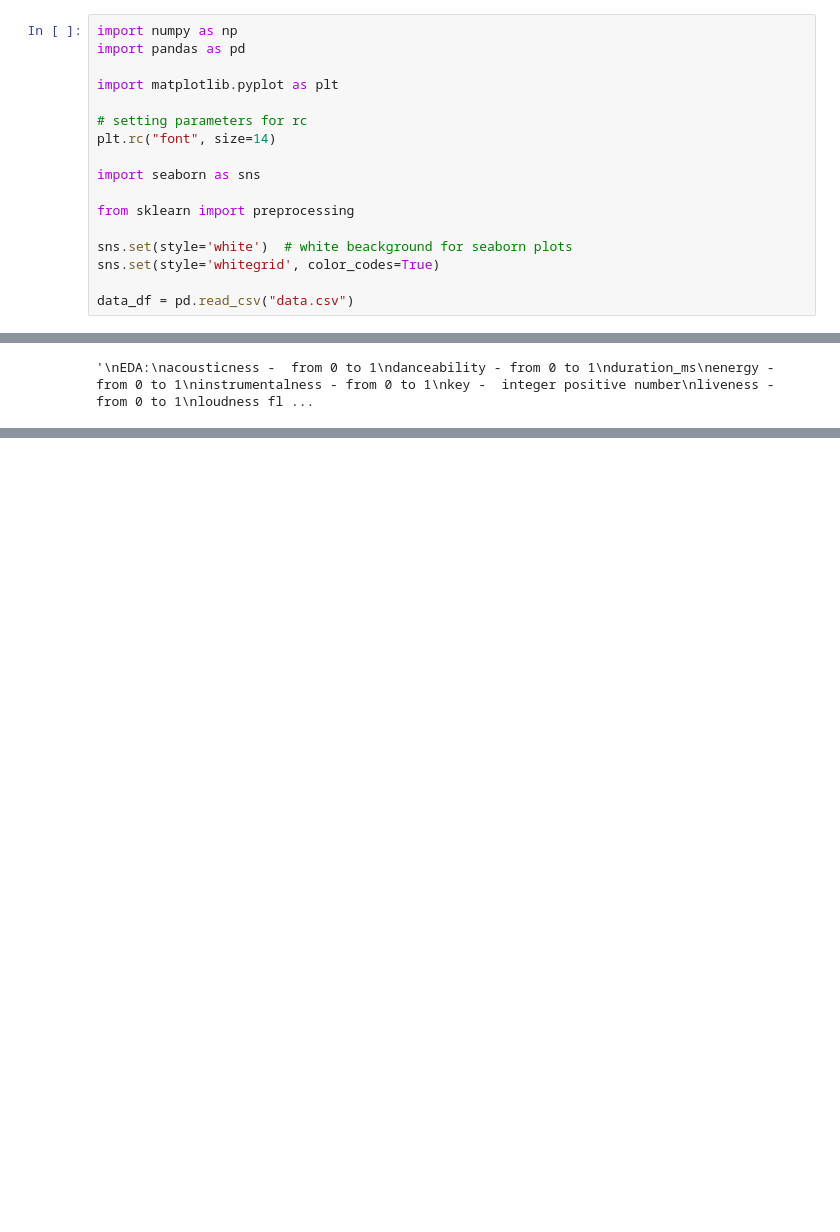
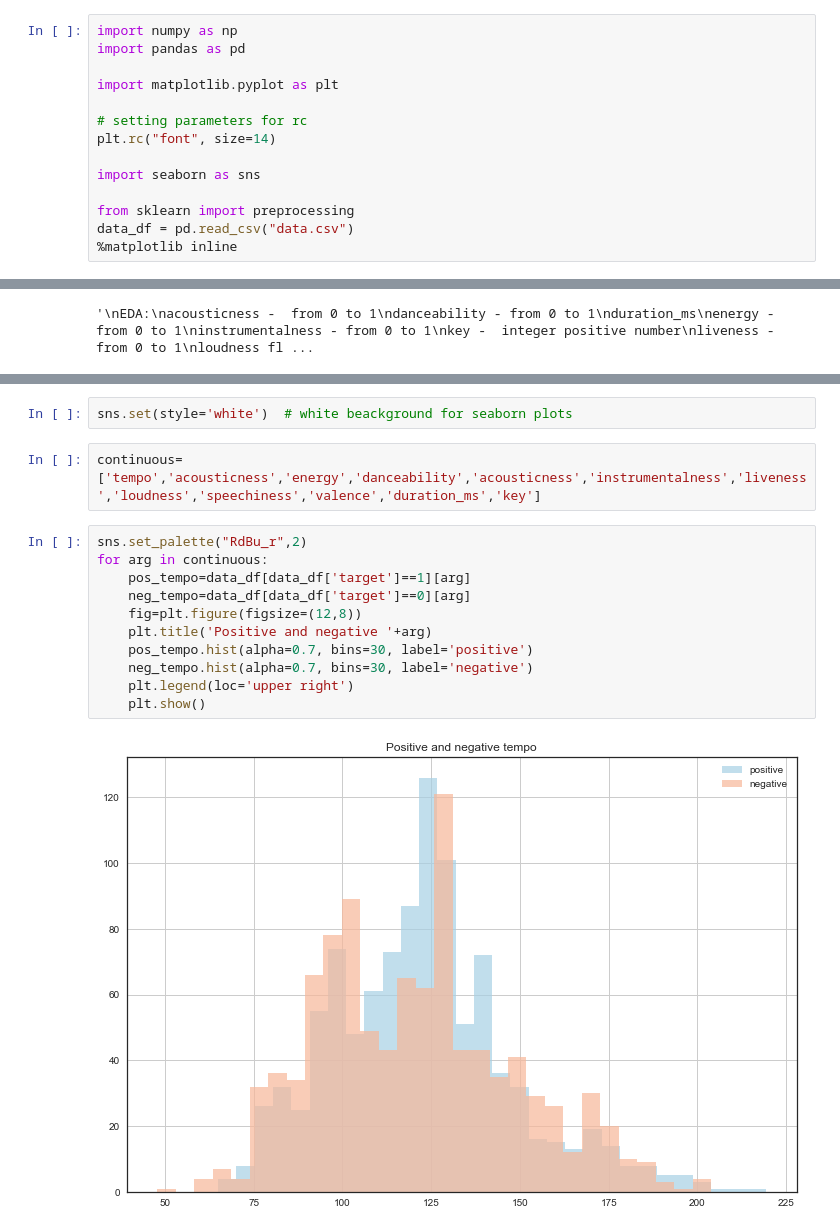
Before and after one commit to Michal-lis/Machine_Learning_Python, a Jupyter notebook: Spotify -song likeability/Untitled.ipynb, the cells around one changed output, grey strips where cells are left out. Cells and saved outputs as stored; diff of their text form; blank space fills up the shorter version.

```diff
--- a/Spotify -song likeability/Untitled.ipynb
+++ b/Spotify -song likeability/Untitled.ipynb
@@ -10,8 +10,5 @@ plt.rc("font", size=14)
 import seaborn as sns
 
 from sklearn import preprocessing
-
-sns.set(style='white')  # white beackground for seaborn plots
-sns.set(style='whitegrid', color_codes=True)
-
 data_df = pd.read_csv("data.csv")
+%matplotlib inline
@@ -48,0 +84,17 @@ target - 1 or 0
+# %%
+sns.set(style='white')  # white beackground for seaborn plots
+# %%
+continuous=['tempo','acousticness','energy','danceability','acousticness','instrumentalness','liveness','loudness','speechiness','valence','duration_ms','key']
+# %%
+sns.set_palette("RdBu_r",2)
+for arg in continuous:
+    pos_tempo=data_df[data_df['target']==1][arg]
+    neg_tempo=data_df[data_df['target']==0][arg]
+    fig=plt.figure(figsize=(12,8))
+    plt.title('Positive and negative '+arg)
+    pos_tempo.hist(alpha=0.7, bins=30, label='positive')
+    neg_tempo.hist(alpha=0.7, bins=30, label='negative')
+    plt.legend(loc='upper right')
+    plt.show()
+# %% [output]
+[figure, added]
```
Also changed, not shown: parts of 11 cells of this notebook.
